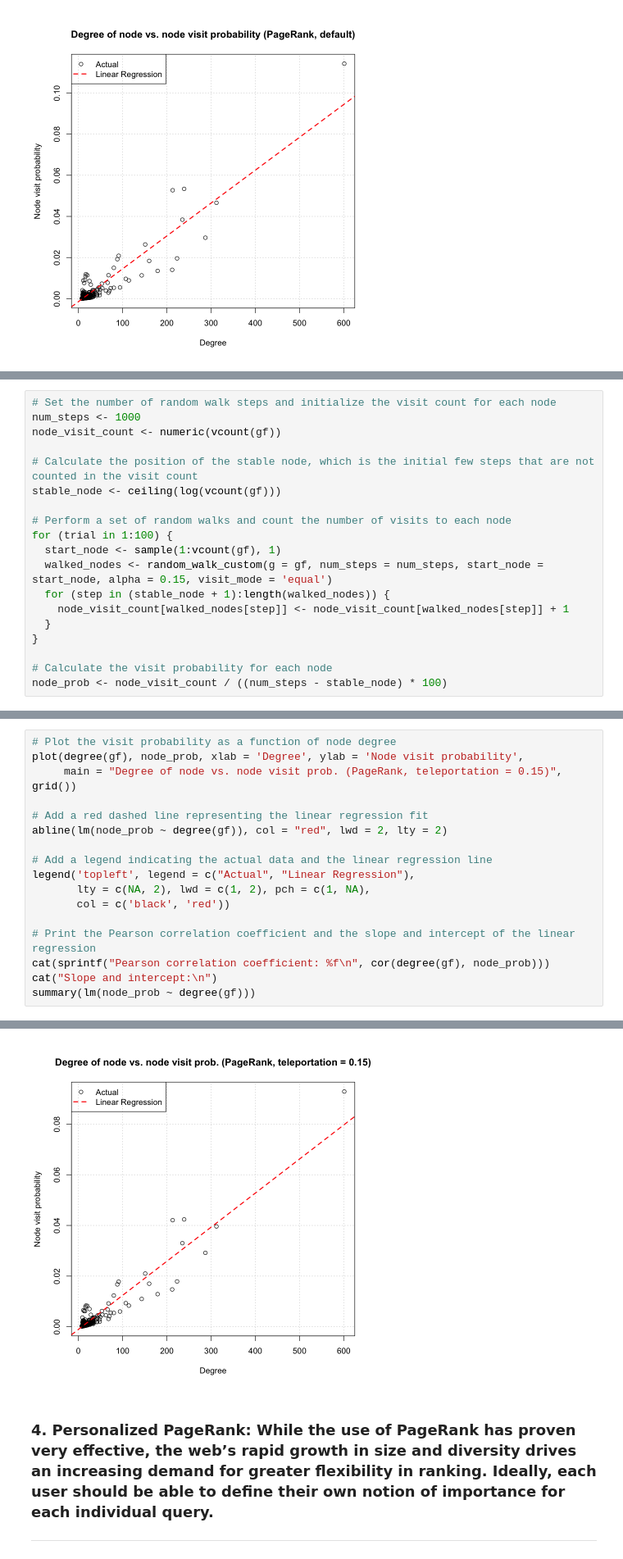
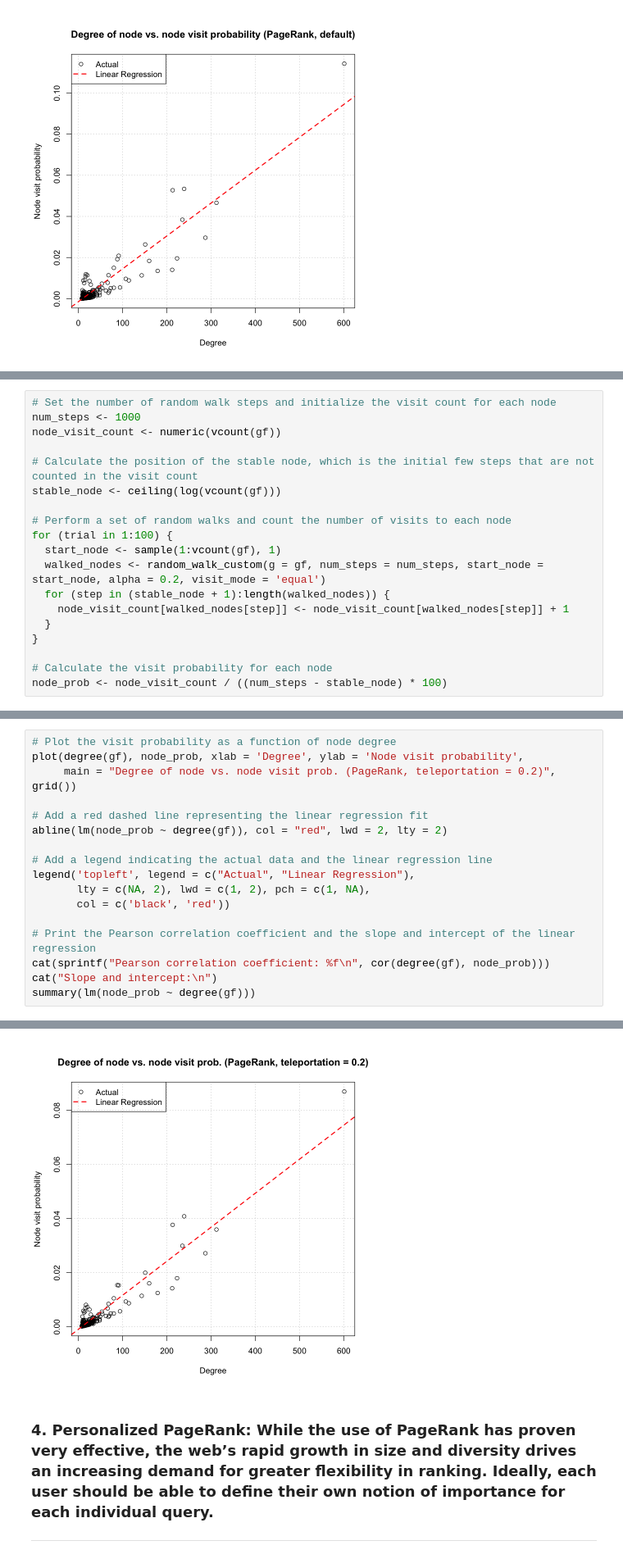
Before and after one commit to kchuang625/ucla-ece-232e-spring-2023-hw, a Jupyter notebook: project1/part2-2_705668757_905847065_105945588.ipynb, the cells around one changed output, grey strips where cells are left out. Shown: that part at 82% size. Cells and saved outputs as stored; diff of their text form.

Commit message:
finished Q3. PageRank

```diff
--- a/project1/part2-2_705668757_905847065_105945588.ipynb
+++ b/project1/part2-2_705668757_905847065_105945588.ipynb
@@ -180,7 +180,7 @@ stable_node <- ceiling(log(vcount(gf)))
 # Perform a set of random walks and count the number of visits to each node
 for (trial in 1:100) {
   start_node <- sample(1:vcount(gf), 1)
-  walked_nodes <- random_walk_custom(g = gf, num_steps = num_steps, start_node = start_node, alpha = 0.15, visit_mode = 'equal')
+  walked_nodes <- random_walk_custom(g = gf, num_steps = num_steps, start_node = start_node, alpha = 0.2, visit_mode = 'equal')
   for (step in (stable_node + 1):length(walked_nodes)) {
     node_visit_count[walked_nodes[step]] <- node_visit_count[walked_nodes[step]] + 1
   }
@@ -203,7 +203,7 @@ lines(node_indices, node_prob, lwd = 0.3, col = 'blue')
 # %%
 # Plot the visit probability as a function of node degree
 plot(degree(gf), node_prob, xlab = 'Degree', ylab = 'Node visit probability',
-     main = "Degree of node vs. node visit prob. (PageRank, teleportation = 0.15)", grid())
+     main = "Degree of node vs. node visit prob. (PageRank, teleportation = 0.2)", grid())
 
 # Add a red dashed line representing the linear regression fit
 abline(lm(node_prob ~ degree(gf)), col = "red", lwd = 2, lty = 2)
@@ -240,4 +240,4 @@ F-statistic:  8453 on 1 and 898 DF,  p-value: < 2.2e-16
-[figure, old version]
+[figure, new version]
 # %% [markdown]
 ### 4. Personalized PageRank: While the use of PageRank has proven very effective, the web’s rapid growth in size and diversity drives an increasing demand for greater flexibility in ranking. Ideally, each user should be able to define their own notion of importance for each individual query.
 ***
```
Also changed, not shown: parts of 5 cells of this notebook.
